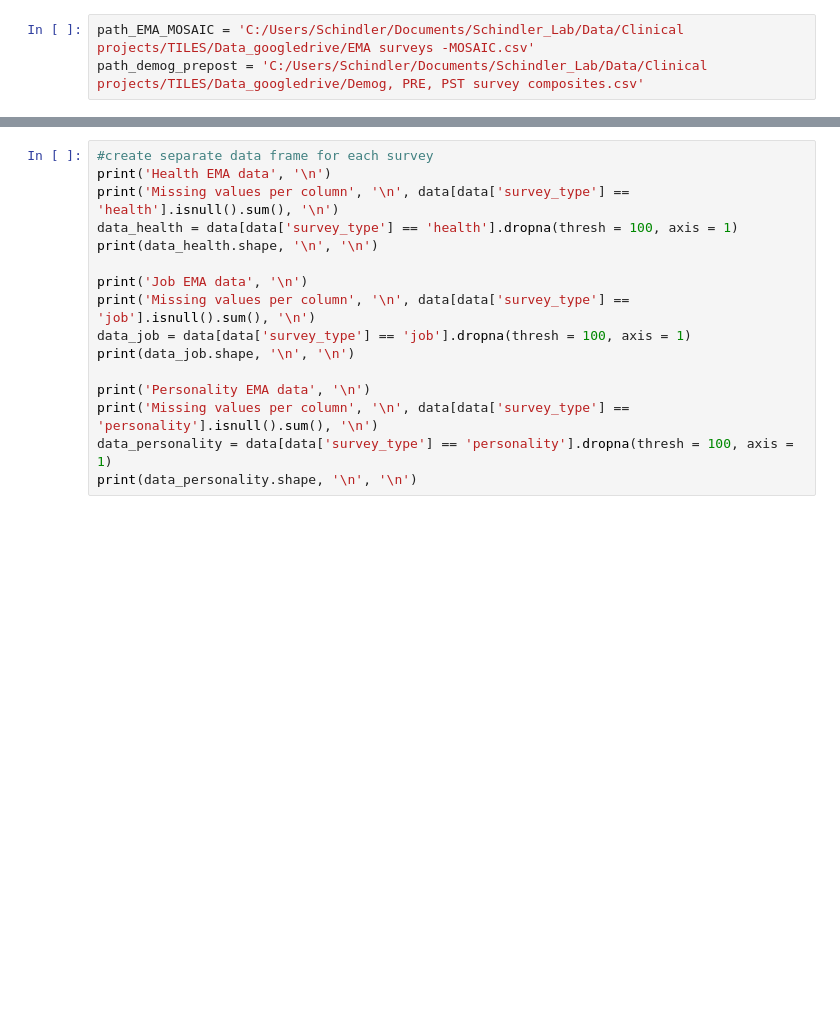
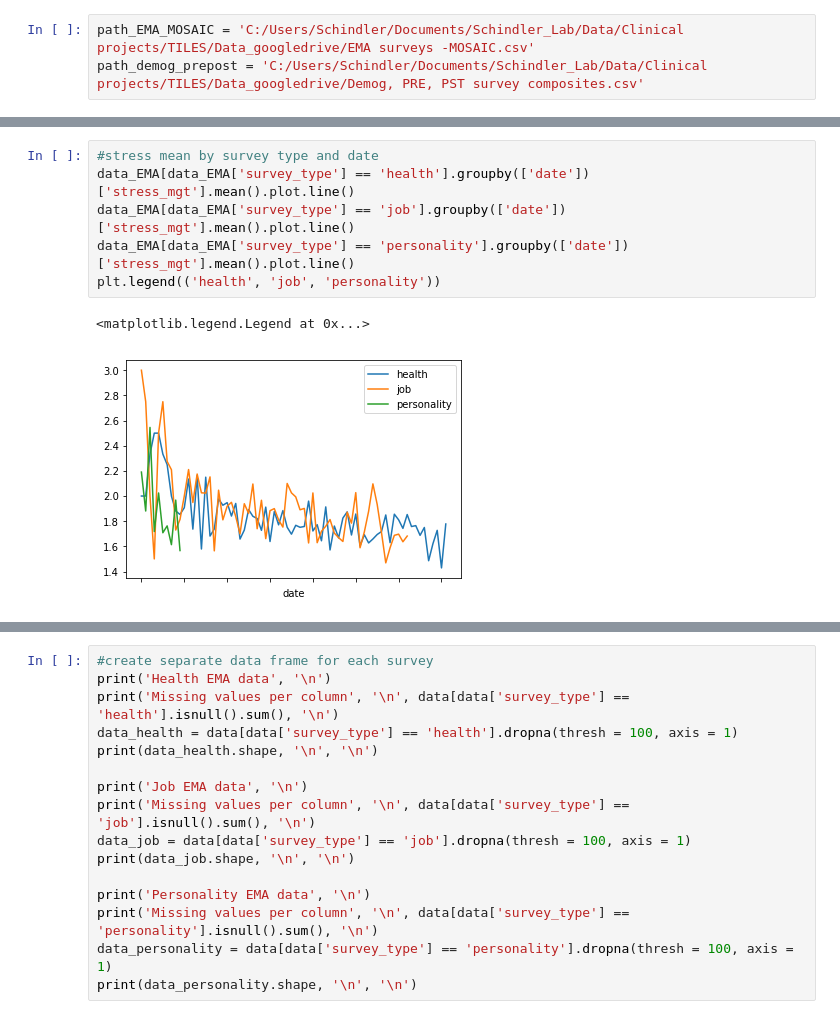
Before and after one commit to grace3999/TILES, a Jupyter notebook: TILES_MOSAIC_stress.ipynb, the cells around one changed output, grey strips where cells are left out. Drawn from its saved outputs; the diff is of its cells as text; blank space fills up the shorter version.

```diff
--- a/TILES_MOSAIC_stress.ipynb
+++ b/TILES_MOSAIC_stress.ipynb
@@ -109,3 +323,12 @@ plt.show()
+# %%
+#stress mean by survey type and date
+data_EMA[data_EMA['survey_type'] == 'health'].groupby(['date'])['stress_mgt'].mean().plot.line()
+data_EMA[data_EMA['survey_type'] == 'job'].groupby(['date'])['stress_mgt'].mean().plot.line()
+data_EMA[data_EMA['survey_type'] == 'personality'].groupby(['date'])['stress_mgt'].mean().plot.line()
+plt.legend(('health', 'job', 'personality'))
+# %% [output]
+<matplotlib.legend.Legend at 0x...>
+[figure, added]
 # %%
 #interested in stress as starting variable
 data_EMA.groupby(['survey_type', 'stress_mgt']).mean()
```
Also changed, not shown: parts of 25 cells of this notebook, 5 other files.
